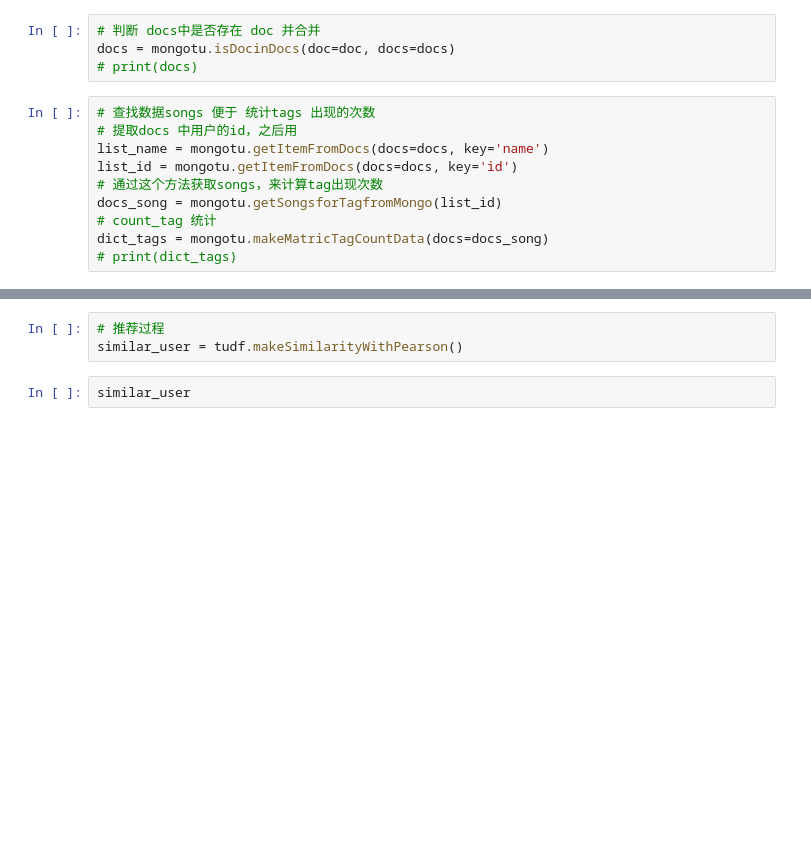
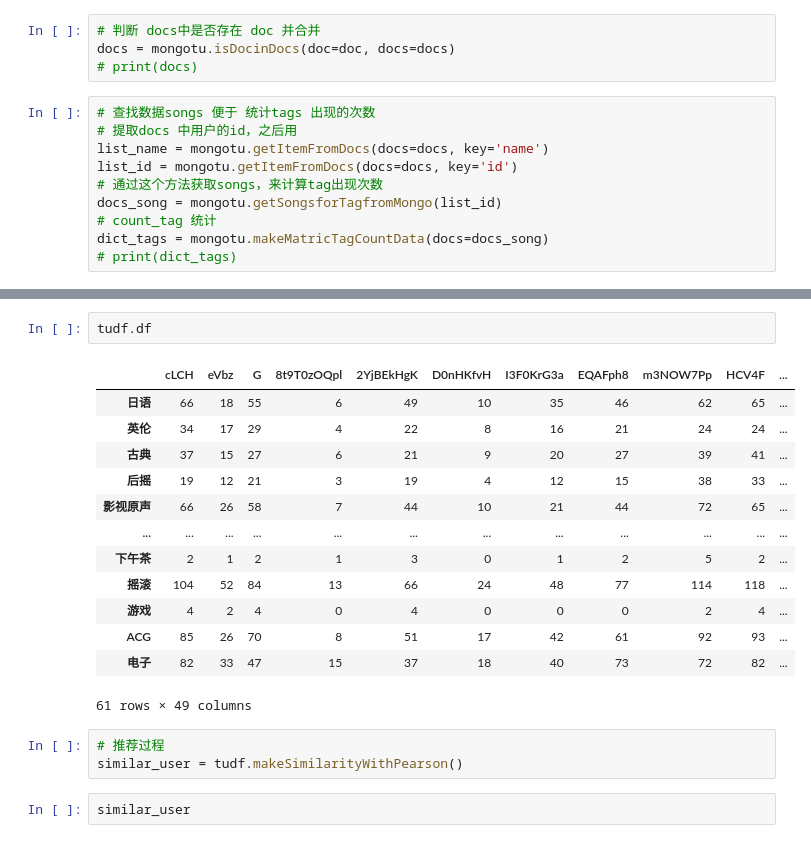
Before and after one commit to QUICKLyas/music-recom-system, a Jupyter notebook: src/user_tag_recom_display.ipynb, the cells around one changed output, grey strips where cells are left out. Saved outputs shown, nothing was run; the diff lists cells and outputs as text; blank space fills up the shorter version.

```diff
--- a/src/user_tag_recom_display.ipynb
+++ b/src/user_tag_recom_display.ipynb
@@ -72,3 +68,19 @@ tudf = mongotu.changeDataCountTagTUDF(list_name, dict_tags, tudf)
+# %%
+tudf.df
+# %% [output]
+|  | cLCH | eVbz | G | 8t9T0zOQpl | 2YjBEkHgK | D0nHKfvH | I3F0KrG3a | EQAFph8 | m3NOW7Pp | HCV4F | ... |
+| 日语 | 66 | 18 | 55 | 6 | 49 | 10 | 35 | 46 | 62 | 65 | ... |
+| 英伦 | 34 | 17 | 29 | 4 | 22 | 8 | 16 | 21 | 24 | 24 | ... |
+| 古典 | 37 | 15 | 27 | 6 | 21 | 9 | 20 | 27 | 39 | 41 | ... |
+| 后摇 | 19 | 12 | 21 | 3 | 19 | 4 | 12 | 15 | 38 | 33 | ... |
+| 影视原声 | 66 | 26 | 58 | 7 | 44 | 10 | 21 | 44 | 72 | 65 | ... |
+| ... | ... | ... | ... | ... | ... | ... | ... | ... | ... | ... | ... |
+| 下午茶 | 2 | 1 | 2 | 1 | 3 | 0 | 1 | 2 | 5 | 2 | ... |
+| 摇滚 | 104 | 52 | 84 | 13 | 66 | 24 | 48 | 77 | 114 | 118 | ... |
+| 游戏 | 4 | 2 | 4 | 0 | 4 | 0 | 0 | 0 | 2 | 4 | ... |
+| ACG | 85 | 26 | 70 | 8 | 51 | 17 | 42 | 61 | 92 | 93 | ... |
+| 电子 | 82 | 33 | 47 | 15 | 37 | 18 | 40 | 73 | 72 | 82 | ... |
+61 rows × 49 columns
 # %%
 # 推荐过程
 similar_user = tudf.makeSimilarityWithPearson()
```
Also changed, not shown: parts of 10 cells of this notebook, 4 other files.
